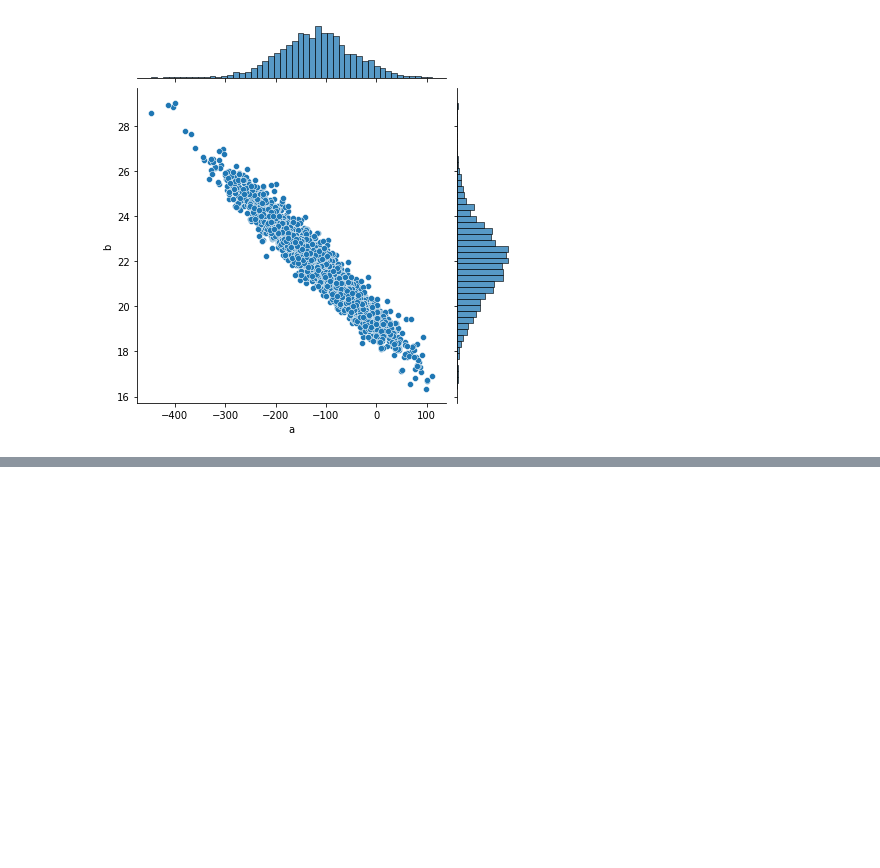
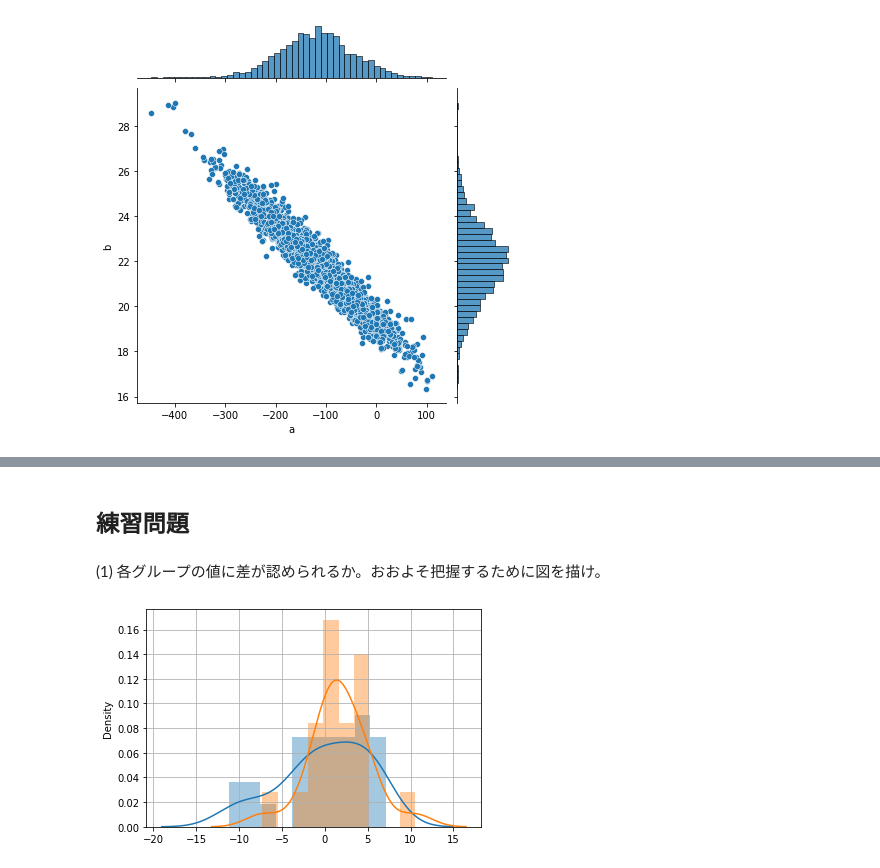
Before and after one commit to obata01/for-learning, a Jupyter notebook: src/chapter-04/python/pystan.ipynb, the cells around one changed output, grey strips where cells are left out. Drawn from its saved outputs; the diff is of its cells as text; code cells hidden in the pictures; blank space fills up the shorter version.

```diff
--- a/src/chapter-04/python/pystan.ipynb
+++ b/src/chapter-04/python/pystan.ipynb
@@ -307,0 +452,17 @@ plt.show()
+# %% [markdown]
+## 練習問題
+# %%
+np.random.seed(1234)
+N1 = 30
+N2 = 20
+Y1 = np.random.normal(0, 5, N1)  # mean=0, sd=5
+Y2 = np.random.normal(1, 4, N2)  # mean=1, sd=4
+# %% [markdown]
+(1) 各グループの値に差が認められるか。おおよそ把握するために図を描け。
+# %%
+sns.distplot(Y1, bins=10)
+sns.distplot(Y2, bins=10)
+plt.grid()
+plt.show()
+# %% [output]
+[figure, added]
```
Also changed, not shown: parts of 24 cells of this notebook, 1 other file.
